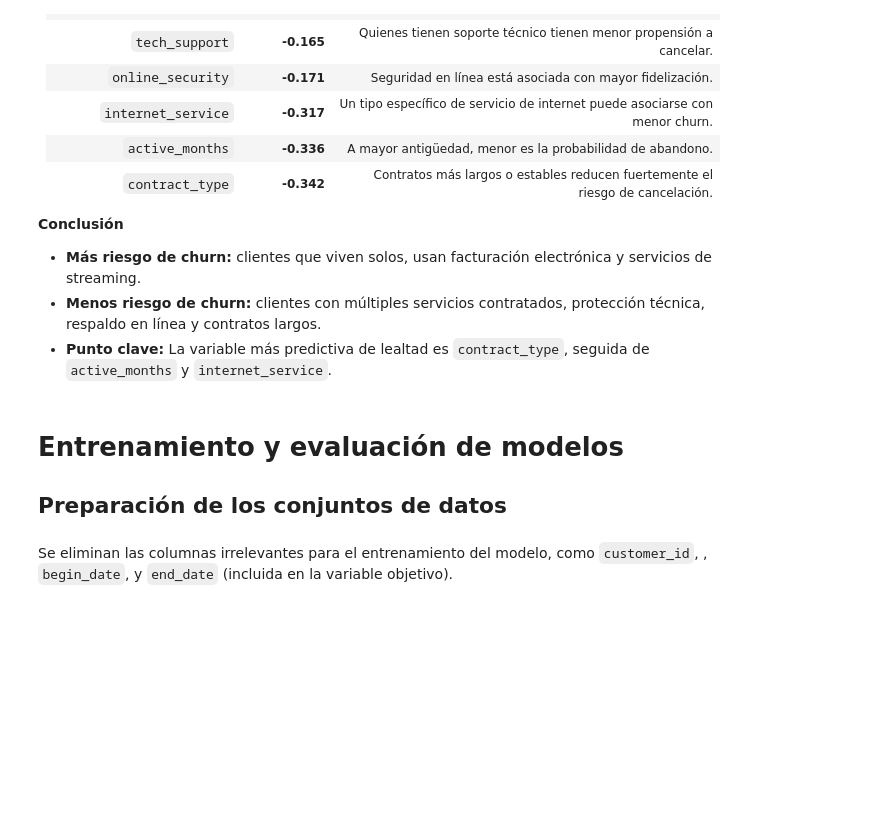
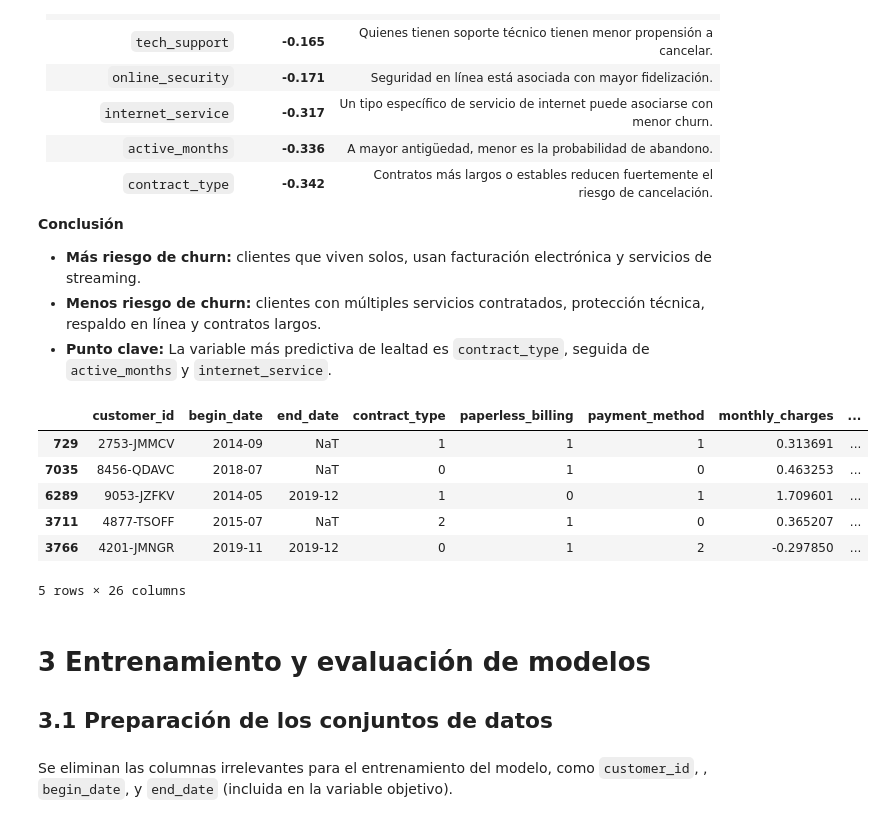
Before and after one commit to carolinagles/datascience, a Jupyter notebook: 16. Final_proyect/16.Final_Proyect_es.ipynb, the cells around one changed output. Drawn from its saved outputs; the diff is of its cells as text; code cells hidden in the pictures; blank space fills up the shorter version.

```diff
--- a/16. Final_proyect/16.Final_Proyect_es.ipynb
+++ b/16. Final_proyect/16.Final_Proyect_es.ipynb
@@ -825,11 +825,22 @@ Estas características están **negativamente correlacionadas** con la cancelaci
 - **Más riesgo de churn:** clientes que viven solos, usan facturación electrónica y servicios de streaming.
 - **Menos riesgo de churn:** clientes con múltiples servicios contratados, protección técnica, respaldo en línea y contratos largos.
 - **Punto clave:** La variable más predictiva de lealtad es `contract_type`, seguida de `active_months` y `internet_service`.
+# %%
+# Df review before Model Training
+df_copy.sample(5)
+# %% [output]
+|  | customer_id | begin_date | end_date | contract_type | paperless_billing | payment_method | monthly_charges | ... |
+| 729 | 2753-JMMCV | 2014-09 | NaT | 1 | 1 | 1 | 0.313691 | ... |
+| 7035 | 8456-QDAVC | 2018-07 | NaT | 0 | 1 | 0 | 0.463253 | ... |
+| 6289 | 9053-JZFKV | 2014-05 | 2019-12 | 1 | 0 | 1 | 1.709601 | ... |
+| 3711 | 4877-TSOFF | 2015-07 | NaT | 2 | 1 | 0 | 0.365207 | ... |
+| 3766 | 4201-JMNGR | 2019-11 | 2019-12 | 0 | 1 | 2 | -0.297850 | ... |
+5 rows × 26 columns
 # %% [markdown]
-# Entrenamiento y evaluación de modelos
+# 3 Entrenamiento y evaluación de modelos
 
 
-## Preparación de los conjuntos de datos
+## 3.1 Preparación de los conjuntos de datos
 # %% [markdown]
 Se eliminan las columnas irrelevantes para el entrenamiento del modelo, como `customer_id`, , `begin_date`, y `end_date` (incluida en la variable objetivo).
 # %%
```
Also changed, not shown: parts of 26 cells of this notebook, 3 other files.
